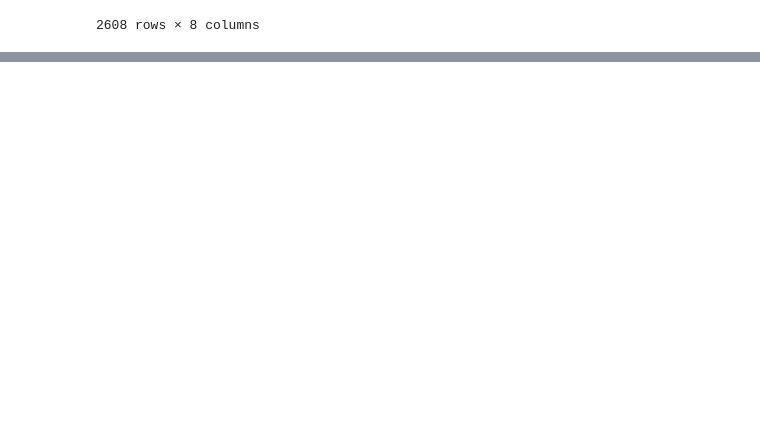
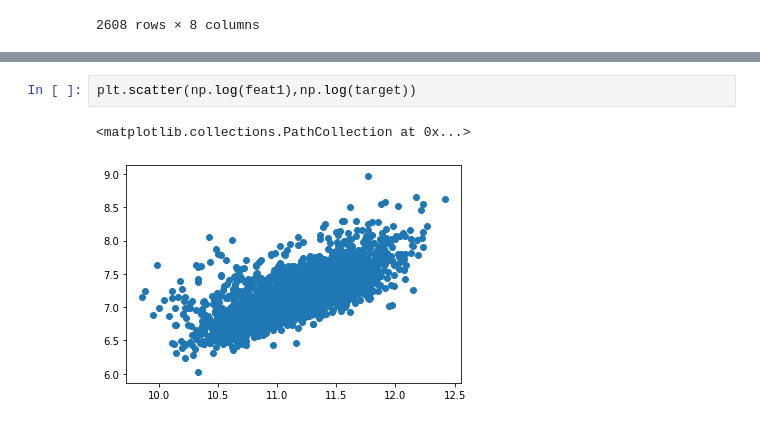
Before and after one commit to EugeniaDickson/zillow_rent_index, a Jupyter notebook: casey/linear-models.ipynb, the cells around one changed output, grey strips where cells are left out. Cells and saved outputs as stored; diff of their text form; blank space fills up the shorter version.

```diff
--- a/casey/linear-models.ipynb
+++ b/casey/linear-models.ipynb
@@ -186,0 +220,5 @@ df3.merge(acs_final, "left", left_on='zipcodes', right_on='geo_id')
+# %%
+plt.scatter(np.log(feat1),np.log(target))
+# %% [output]
+<matplotlib.collections.PathCollection at 0x...>
+[figure, added]
```
Also changed, not shown: parts of 10 cells of this notebook.
